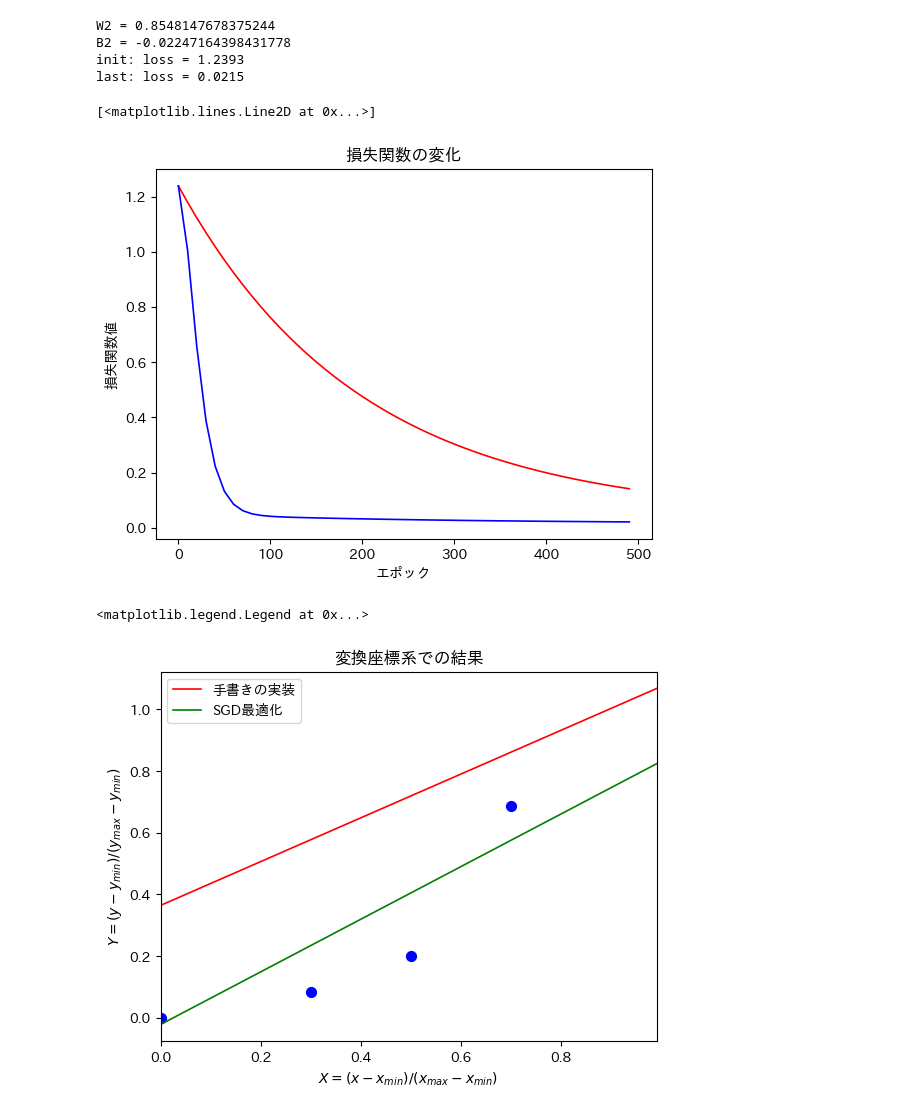
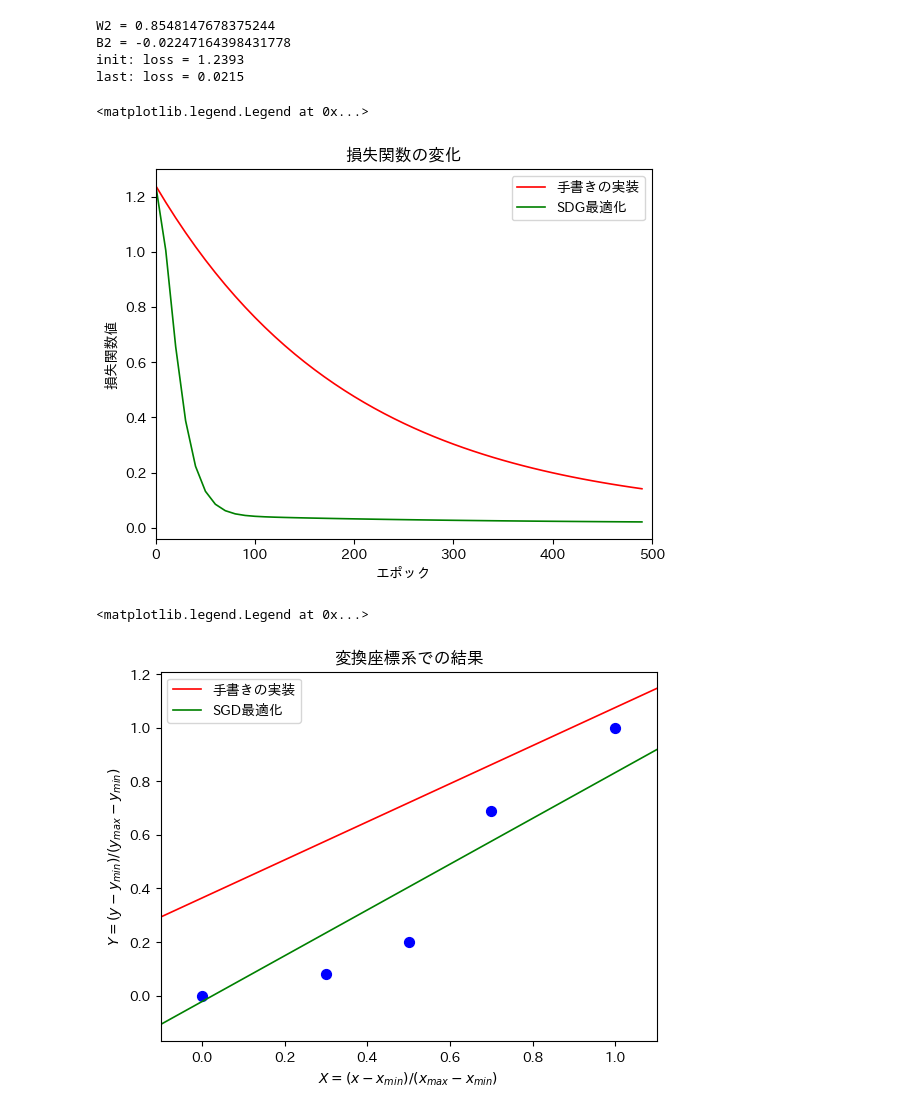
Before and after one commit to Yu5656/machine-learning_101, a Jupyter notebook: torch00.ipynb, the cells around one changed output. Cells and saved outputs as stored; diff of their text form; code cells hidden in the pictures.

```diff
--- a/torch00.ipynb
+++ b/torch00.ipynb
@@ -183,14 +189,16 @@ last: loss = 0.0215
 # %%
 plt.title('損失関数の変化')
 plt.xlabel('エポック')
 plt.ylabel('損失関数値')
-plt.plot(history[:, 0], history[:, 1], 'r')
-plt.plot(history2[:, 0], history2[:, 1], 'b')
+plt.plot(history[:, 0], history[:, 1], 'r', label='手書きの実装')
+plt.plot(history2[:, 0], history2[:, 1], 'g', label='SDG最適化')
+plt.xlim(0, num_epochs)
+plt.legend()
 # %% [output]
-[<matplotlib.lines.Line2D at 0x...>]
+<matplotlib.legend.Legend at 0x...>
-[figure, old version]
+[figure, new version]
 # %%
-xx = np.arange(X.min(), X.max(), 0.01)
+xx = np.arange(X.min() - 0.1, X.max() + 0.1, 0.01)
 y1 = W.item() * xx + B.item()
 y2 = W2.item() * xx + B2.item()
 
@@ -204,5 +212,5 @@ plt.ylabel('$Y = (y - y_{min}) / (y_{max} - y_{min})$')
 plt.legend()
 # %% [output]
 <matplotlib.legend.Legend at 0x...>
-[figure, old version]
+[figure, new version]
 # %%
```
Also changed, not shown: parts of 7 cells of this notebook.
